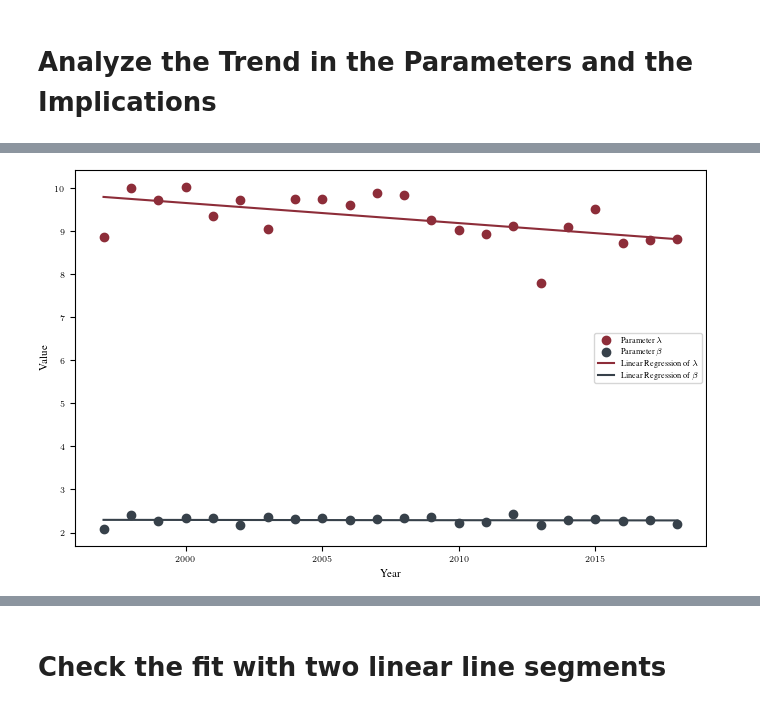
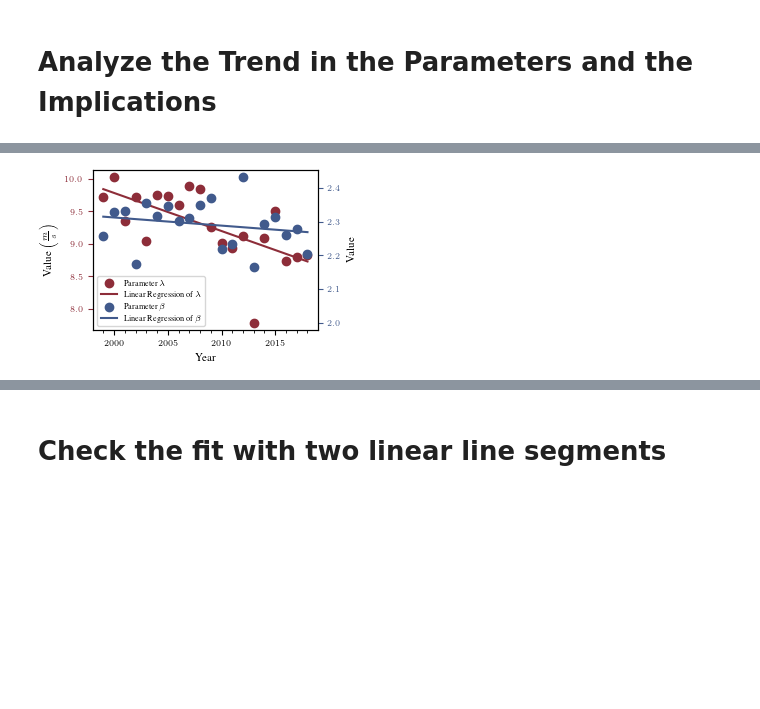
Before and after one commit to dvdvgt/wind-speed-analysis, a Jupyter notebook: notes/gwenys-notebook.ipynb, the cells around one changed output, grey strips where cells are left out. Cells and saved outputs as stored; diff of their text form; code cells hidden in the pictures; blank space fills up the shorter version.

Commit message:
made new figures, extended the weibul class by one goodness of fit driterion

```diff
--- a/notes/gwenys-notebook.ipynb
+++ b/notes/gwenys-notebook.ipynb
@@ -371,0 +375,20 @@ The means of the divergence for monthly fitting are:(0.016159412397145693, 0.026
+# %%
+# compute the expected relative error of a bin for each estimator and year
+yearly_df['mle_rel_error']=0.0
+yearly_df['graphical_rel_error']=0.0
+yearly_df['epf_rel_error']=0.0
+for y in yearly_df.index:
+    frame=wind_df[(wind_df['MESS_DATUM'].dt.year == y)]["FF_10_wind"]
+
+    mle_weibull=Weibull.estimate(frame)
+    graphical_weibull=Weibull.graphical_estimate(frame)
+    epf_weibull=Weibull.epf_estimate(frame)
+    k=int(np.sqrt(len(frame)))+1
+    yearly_df.loc[ y, 'mle_rel_error']=mle_weibull.rel_fit( frame, k )
+    yearly_df.loc[y, 'graphical_rel_error']=graphical_weibull.rel_fit( frame, k)
+    yearly_df.loc[y,'epf_rel_error']=epf_weibull.rel_fit( frame, k)
+
+
+#print(yearly_df['mle_rel_error'])
+print( yearly_df['mle_rel_error'].mean())
+plt.plot( yearly_df.index ,yearly_df['mle_rel_error'])
@@ -411,27 +475,52 @@ The RMSE for the regression on the z-scores of beta is 0.14910077627417737 stand
 # %%
 # plot the the parameters by year and do linear regresson
+half_fig()
+fig, ax1 = plt.subplots()
 
-fig, ax = plt.subplots()
-
-ax.scatter(yearly_df.index, yearly_df['param_lambda'] , label=r'Parameter $\lambda$' )
-ax.scatter(yearly_df.index, yearly_df['param_beta'] , label=r'Parameter $\beta$' )
+ax1.scatter(yearly_df.index, yearly_df['param_lambda'] , label=r'Parameter $\lambda$' )
 
 l_pol=np.polyfit(yearly_df.index,yearly_df['param_lambda'], 1)
 l_model = np.poly1d(l_pol)
-ax.plot(yearly_df.index,l_model(yearly_df.index), label=r'Linear Regression of $\lambda$')
+ax1.plot(yearly_df.index,l_model(yearly_df.index), label=r'Linear Regression of $\lambda$')
 
+
+ax2=ax1.twinx()
+
+ax2.scatter(yearly_df.index, yearly_df['param_beta'] , label=r'Parameter $\beta$', color=tp.constants.color.rgb.tue_darkblue )
 
 b_pol=np.polyfit(yearly_df.index,yearly_df['param_beta'], 1)
 b_model = np.poly1d(b_pol)
-ax.plot(yearly_df.index,b_model(yearly_df.index) ,label=r'Linear Regression of $\beta$')
+ax2.plot(yearly_df.index,b_model(yearly_df.index) ,label=r'Linear Regression of $\beta$', color=tp.constants.color.rgb.tue_darkblue)
 
 #plt.title('Developement of the Estimated Weibull-Parameters over Time')
-ax.set_xlabel('Year')
-ax.set_ylabel('Value')
-ax.legend(loc='best')
+ax2.set_ylabel('Value')
+ax1.set_ylabel(r'Value $\big(\frac{m}{s} \big)$')
+ax1.set_xlabel('Year')
+ax1.tick_params('y', colors=tp.constants.color.rgb.tue_red)
+ax2.tick_params('y', colors=tp.constants.color.rgb.tue_darkblue)
+
+# set major ticks every 5 years
+major_locator = MultipleLocator(5)
+ax1.xaxis.set_major_locator(major_locator)
+
+#set minor ticks every 1 year
+minor_locator = MultipleLocator(1)
+ax1.xaxis.set_minor_locator(minor_locator)
+
+
+
+# make a good legend
+ax1.plot(yearly_df.index, np.full_like(yearly_df.index, 8), alpha=0.0)
+
+ax2.plot(yearly_df.index, np.full_like(yearly_df.index, 2), alpha=0.0)
+lines1, labels1 = ax1.get_legend_handles_labels()
+lines2, labels2 = ax2.get_legend_handles_labels()
+lines = lines1 + lines2
+labels = labels1 + labels2
+ax1.legend(lines, labels, loc='lower left')
 fig.savefig(os.path.join(FIGURE_FOLDER, "linreg_parameters.pdf"))
 # %% [output]
-[figure, old version]
+[figure, new version]
 # %%
 # do a permutation test to assess the statistical siginicance of the trends
 from sklearn.linear_model import LinearRegression
```
Also changed, not shown: parts of 21 cells of this notebook, 4 other files.
